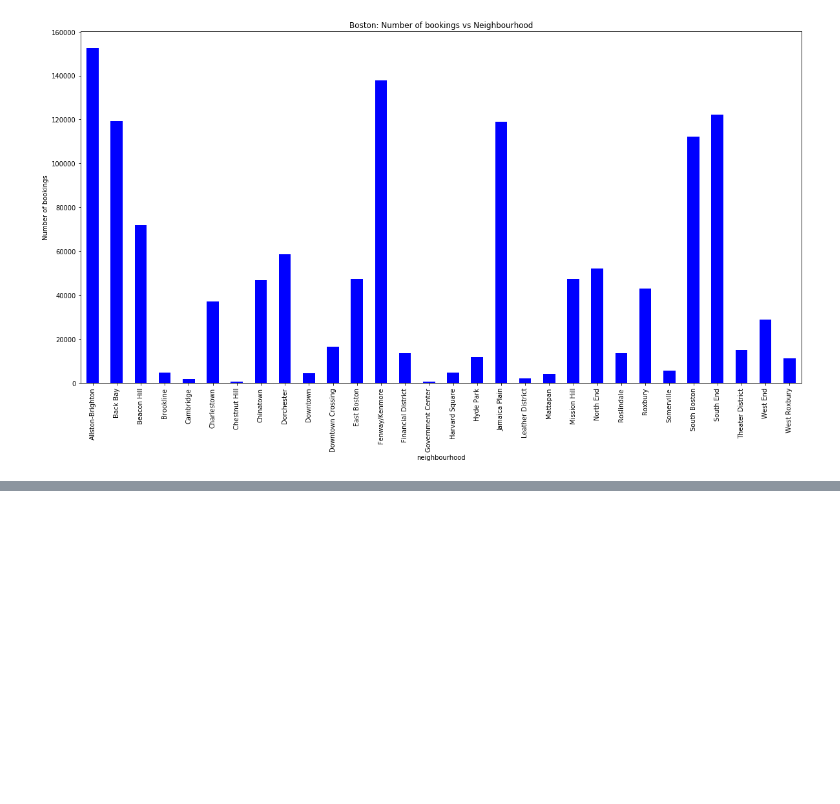
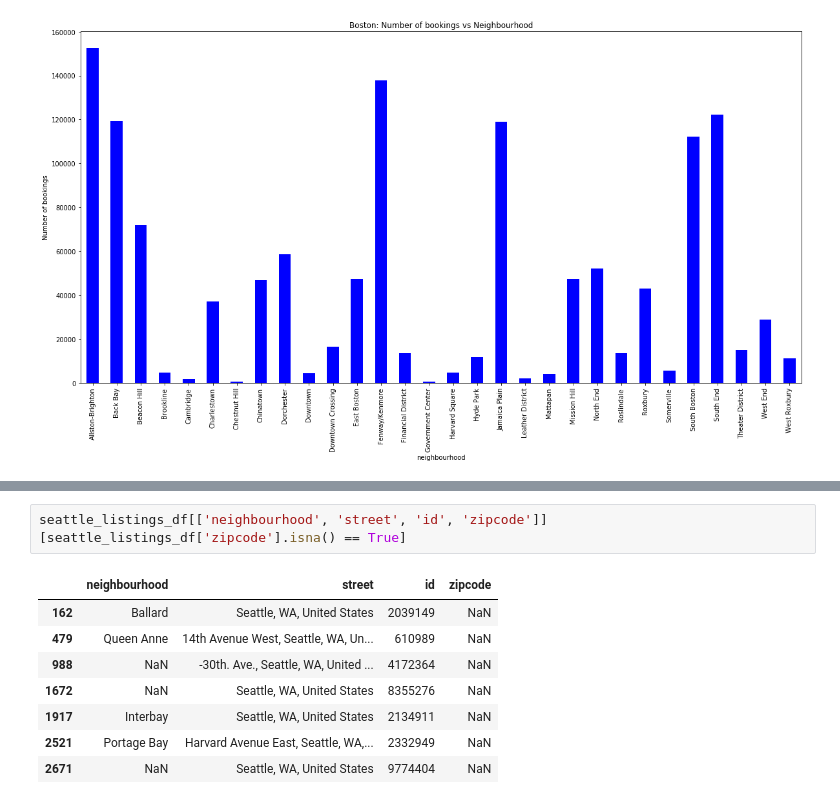
Before and after one commit to jyothishkjames/Seattle-Boston-Airbnb-Data-Analysis, a Jupyter notebook: data_prepration.ipynb, the cells around one changed output, grey strips where cells are left out. Cells and saved outputs as stored; diff of their text form; blank space fills up the shorter version.

```diff
--- a/data_prepration.ipynb
+++ b/data_prepration.ipynb
@@ -311,0 +368,11 @@ boston_merged_df.groupby('neighbourhood')['accommodates'].sum().plot(kind='bar',
+# %%
+seattle_listings_df[['neighbourhood', 'street', 'id', 'zipcode']][seattle_listings_df['zipcode'].isna() == True]
+# %% [output]
+|  | neighbourhood | street | id | zipcode |
+| 162 | Ballard | Seattle, WA, United States | 2039149 | NaN |
+| 479 | Queen Anne | 14th Avenue West, Seattle, WA, Un... | 610989 | NaN |
+| 988 | NaN | -30th. Ave., Seattle, WA, United ... | 4172364 | NaN |
+| 1672 | NaN | Seattle, WA, United States | 8355276 | NaN |
+| 1917 | Interbay | Seattle, WA, United States | 2134911 | NaN |
+| 2521 | Portage Bay | Harvard Avenue East, Seattle, WA,... | 2332949 | NaN |
+| 2671 | NaN | Seattle, WA, United States | 9774404 | NaN |
```
Also changed, not shown: parts of 23 cells of this notebook.
